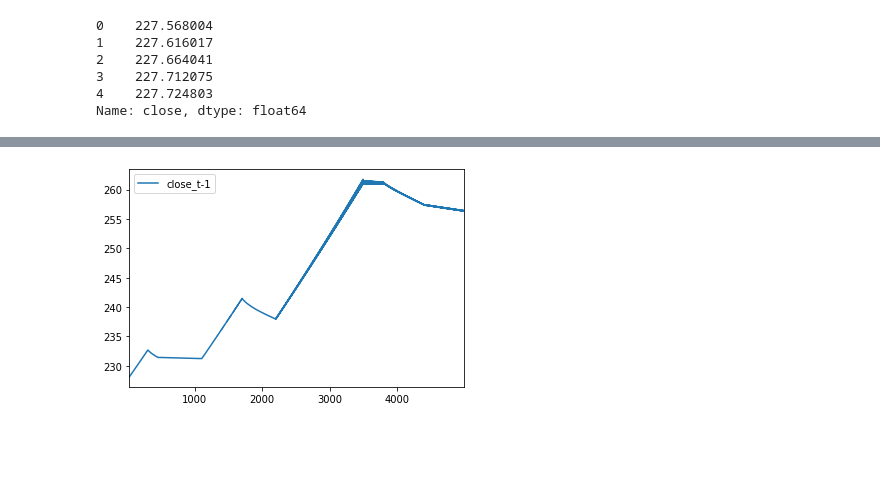
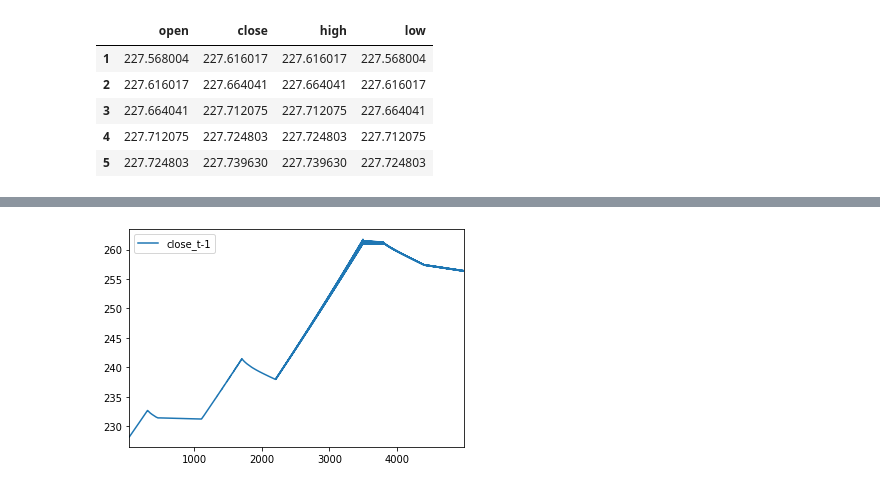
Before and after one commit to cetrulin/regime-switching-series-generator, a Jupyter notebook: notebooks/INDICATORS_DATASET_TS-GENERATOR.ipynb, the cells around one changed output, grey strips where cells are left out. Saved outputs shown, nothing was run; the diff lists cells and outputs as text; code cells hidden in the pictures; blank space fills up the shorter version.

```diff
--- a/notebooks/INDICATORS_DATASET_TS-GENERATOR.ipynb
+++ b/notebooks/INDICATORS_DATASET_TS-GENERATOR.ipynb
@@ -60,18 +41,25 @@ FIELD = 'ts' # price->'ts' returns->'ret_ts' ts_with_added_noise-> 'ts_n2_post'
 
 file = os.sep.join([SOURCE_PATH, filename+'.csv'])
 RESULT_FILEPATH_PROCESSED = os.sep.join([RESULT_PATH, filename+'_indicators.csv'])
-# %%
-# Open file
-df=pd.read_csv(file)
-df['close'] = df[FIELD]
-df.close.head()
-# %% [output]
-0    227.568004
-1    227.616017
-2    227.664041
-3    227.712075
-4    227.724803
-Name: close, dtype: float64
+# %%
+# Open file
+df=pd.read_csv(file)
+df['close'] = df[FIELD]
+df['open'] = df[FIELD].shift(1) # close value of previous period/row
+initial_len = len(df)
+df.dropna(inplace=True) # remove first row as open is NaN
+assert len(df) + 1 == initial_len
+df['high'] = pd.np.maximum(df['open'], df['close'])
+df['low'] = pd.np.minimum(df['open'], df['close'])
+df = df[['open','close','high','low']]
+df.head()
+# %% [output]
+|  | open | close | high | low |
+| 1 | 227.568004 | 227.616017 | 227.616017 | 227.568004 |
+| 2 | 227.616017 | 227.664041 | 227.664041 | 227.616017 |
+| 3 | 227.664041 | 227.712075 | 227.712075 | 227.664041 |
+| 4 | 227.712075 | 227.724803 | 227.724803 | 227.712075 |
+| 5 | 227.724803 | 227.739630 | 227.739630 | 227.724803 |
 # %%
 #Add parameters to transform in TS
 timeseries=['close']
```
Also changed, not shown: parts of 7 cells of this notebook, 5 other files.
